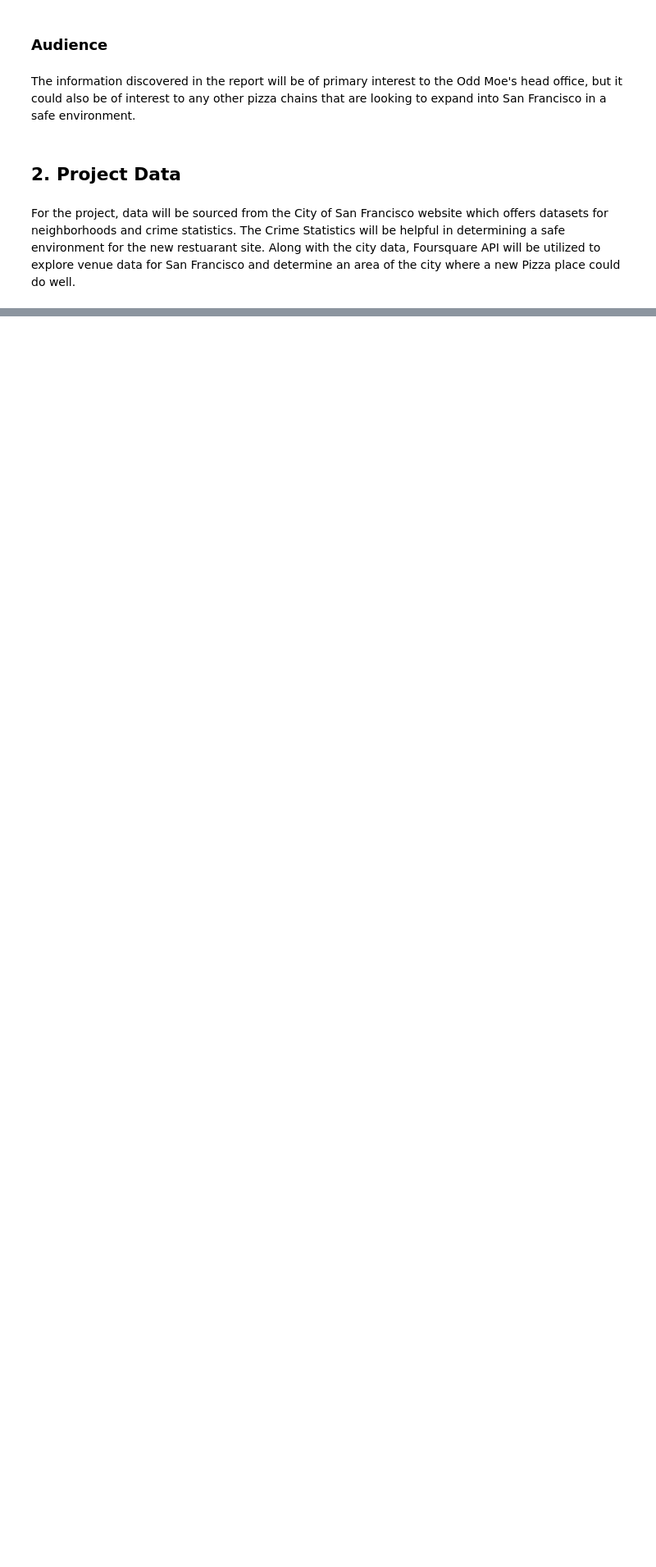
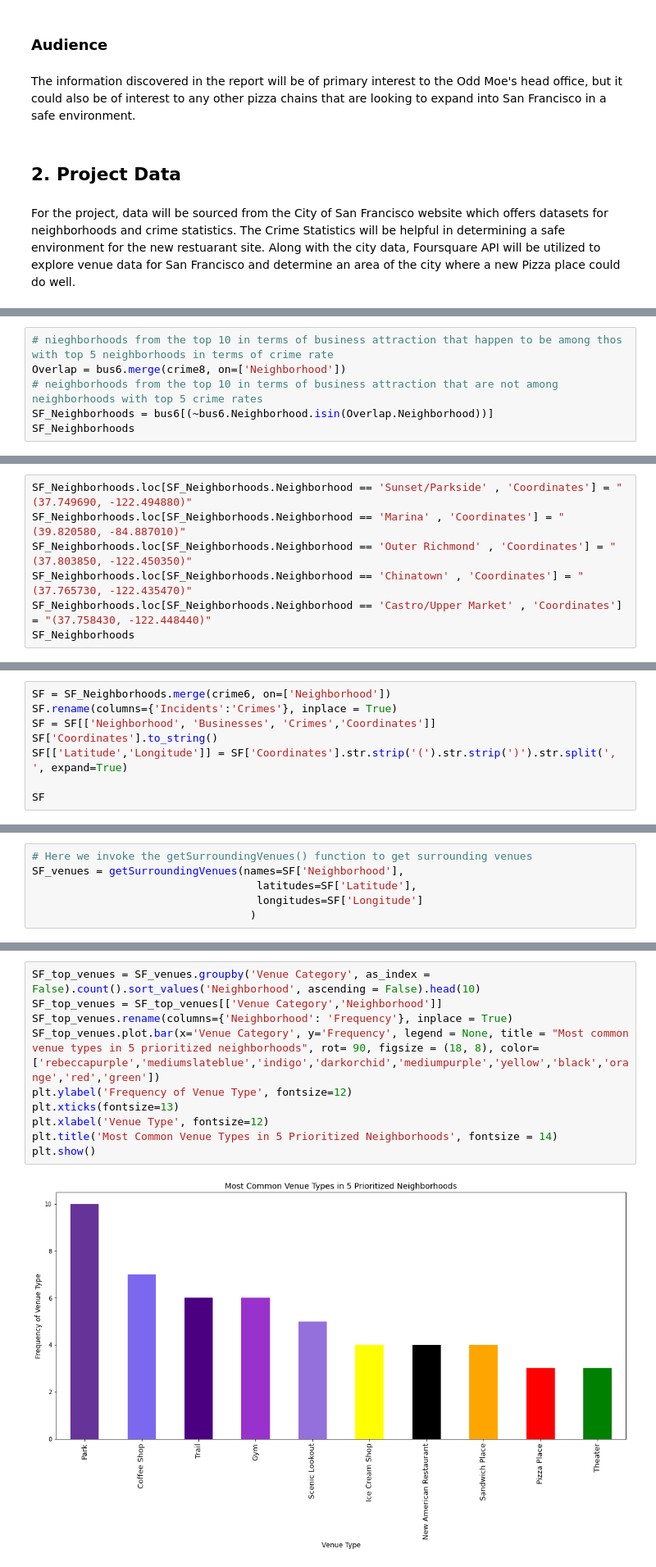
Before and after one commit to batomlins/Coursera_Capstone, a Jupyter notebook: Restaurant Opening in SF(Data).ipynb, the cells around one changed output, grey strips where cells are left out. Shown at 82% size. Cells and saved outputs as stored; diff of their text form; blank space fills up the shorter version.

```diff
--- a/Restaurant Opening in SF(Data).ipynb
+++ b/Restaurant Opening in SF(Data).ipynb
@@ -16,0 +342,6 @@ For the project, data will be sourced from the City of San Francisco website whi
+# %%
+# nieghborhoods from the top 10 in terms of business attraction that happen to be among thos with top 5 neighborhoods in terms of crime rate
+Overlap = bus6.merge(crime8, on=['Neighborhood'])
+# neighborhoods from the top 10 in terms of business attraction that are not among neighborhoods with top 5 crime rates
+SF_Neighborhoods = bus6[(~bus6.Neighborhood.isin(Overlap.Neighborhood))]
+SF_Neighborhoods
@@ -16,0 +357,7 @@ For the project, data will be sourced from the City of San Francisco website whi
+# %%
+SF_Neighborhoods.loc[SF_Neighborhoods.Neighborhood == 'Sunset/Parkside' , 'Coordinates'] = "(37.749690, -122.494880)"
+SF_Neighborhoods.loc[SF_Neighborhoods.Neighborhood == 'Marina' , 'Coordinates'] = "(39.820580, -84.887010)"
+SF_Neighborhoods.loc[SF_Neighborhoods.Neighborhood == 'Outer Richmond' , 'Coordinates'] = "(37.803850, -122.450350)"
+SF_Neighborhoods.loc[SF_Neighborhoods.Neighborhood == 'Chinatown' , 'Coordinates'] = "(37.765730, -122.435470)"
+SF_Neighborhoods.loc[SF_Neighborhoods.Neighborhood == 'Castro/Upper Market' , 'Coordinates'] = "(37.758430, -122.448440)"
+SF_Neighborhoods
@@ -16,0 +383,8 @@ For the project, data will be sourced from the City of San Francisco website whi
+# %%
+SF = SF_Neighborhoods.merge(crime6, on=['Neighborhood'])
+SF.rename(columns={'Incidents':'Crimes'}, inplace = True)
+SF = SF[['Neighborhood', 'Businesses', 'Crimes','Coordinates']]
+SF['Coordinates'].to_string()
+SF[['Latitude','Longitude']] = SF['Coordinates'].str.strip('(').str.strip(')').str.split(', ', expand=True)
+
+SF
@@ -16,0 +441,6 @@ For the project, data will be sourced from the City of San Francisco website whi
+# %%
+# Here we invoke the getSurroundingVenues() function to get surrounding venues
+SF_venues = getSurroundingVenues(names=SF['Neighborhood'],
+                                   latitudes=SF['Latitude'],
+                                   longitudes=SF['Longitude']
+                                  )
@@ -16,0 +480,12 @@ For the project, data will be sourced from the City of San Francisco website whi
+# %%
+SF_top_venues = SF_venues.groupby('Venue Category', as_index = False).count().sort_values('Neighborhood', ascending = False).head(10)
+SF_top_venues = SF_top_venues[['Venue Category','Neighborhood']]
+SF_top_venues.rename(columns={'Neighborhood': 'Frequency'}, inplace = True)
+SF_top_venues.plot.bar(x='Venue Category', y='Frequency', legend = None, title = "Most common venue types in 5 prioritized neighborhoods", rot= 90, figsize = (18, 8), color=['rebeccapurple','mediumslateblue','indigo','darkorchid','mediumpurple','yellow','black','orange','red','green'])
+plt.ylabel('Frequency of Venue Type', fontsize=12)
+plt.xticks(fontsize=13)
+plt.xlabel('Venue Type', fontsize=12)
+plt.title('Most Common Venue Types in 5 Prioritized Neighborhoods', fontsize = 14)
+plt.show()
+# %% [output]
+[figure, added]
```
Also changed, not shown: parts of 48 cells of this notebook.
